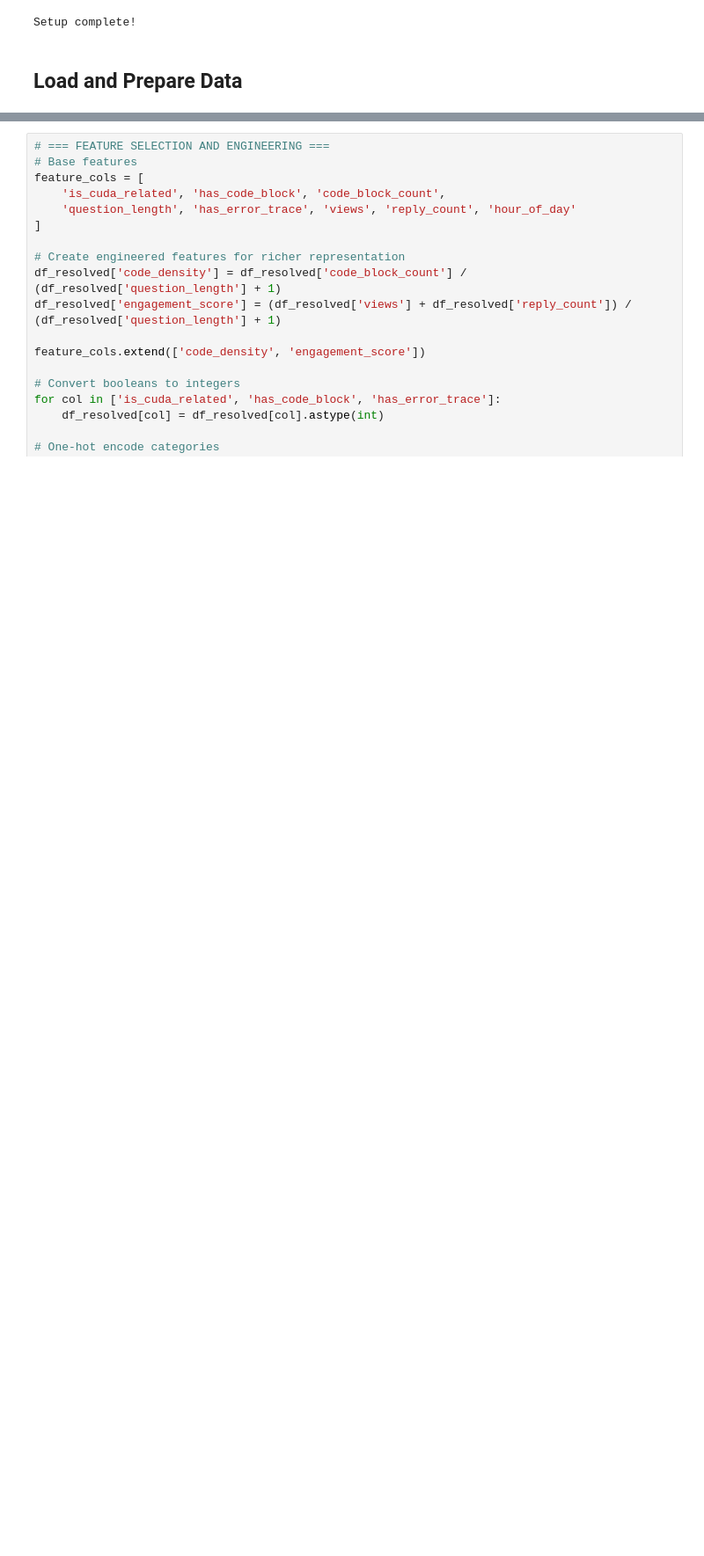
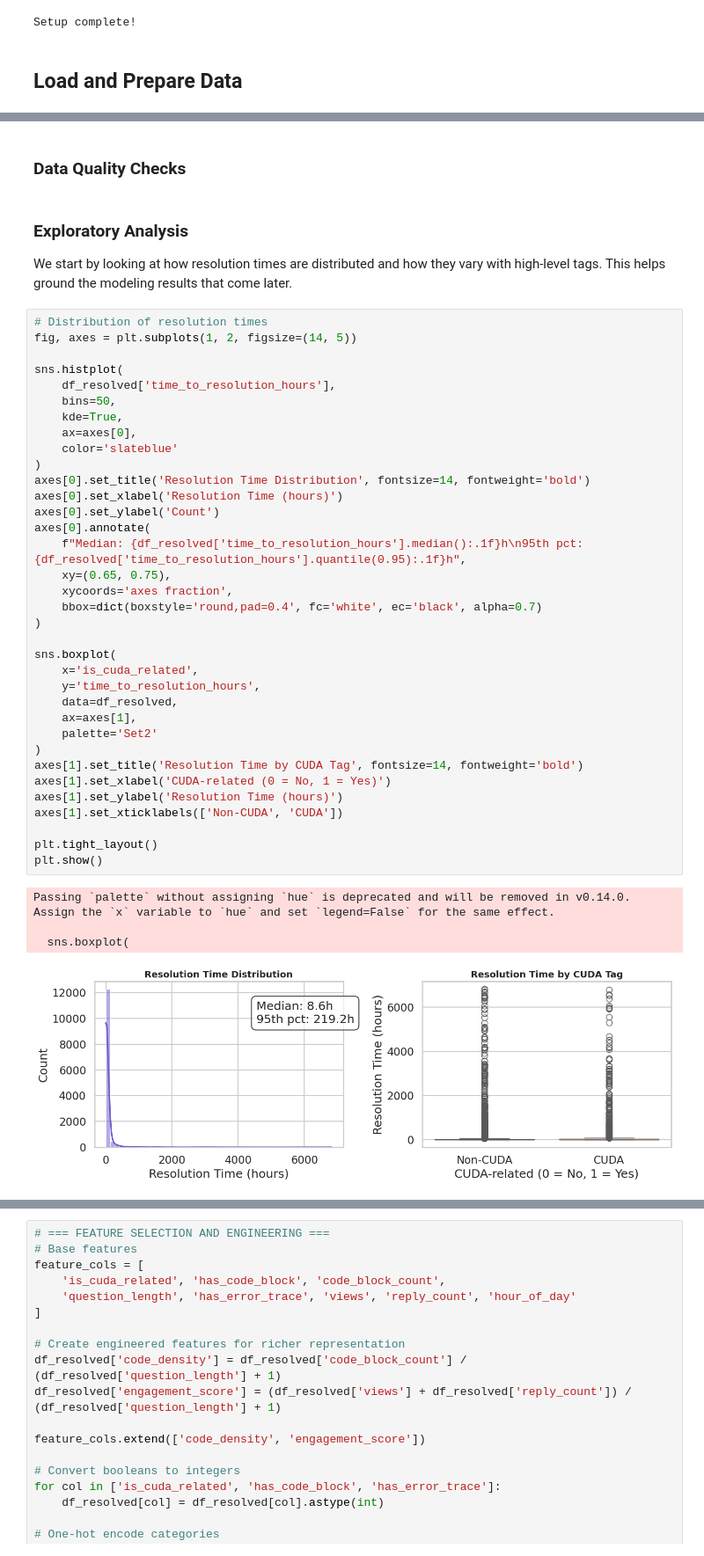
Before and after one commit to WazupSteve/torch_cuda, a Jupyter notebook: notebooks/02_predictive_models.ipynb, the cells around one changed output, grey strips where cells are left out. Shown at 88% size. Drawn from its saved outputs; the diff is of its cells as text; blank space fills up the shorter version.

```diff
--- a/notebooks/02_predictive_models.ipynb
+++ b/notebooks/02_predictive_models.ipynb
@@ -55,0 +124,46 @@ After removing outliers: 13,274
+# %% [markdown]
+### Data Quality Checks
+# %% [markdown]
+### Exploratory Analysis
+
+We start by looking at how resolution times are distributed and how they vary with high-level tags. This helps ground the modeling results that come later.
+# %%
+# Distribution of resolution times
+fig, axes = plt.subplots(1, 2, figsize=(14, 5))
+
+sns.histplot(
+    df_resolved['time_to_resolution_hours'],
+    bins=50,
+    kde=True,
+    ax=axes[0],
+    color='slateblue'
+)
+axes[0].set_title('Resolution Time Distribution', fontsize=14, fontweight='bold')
+axes[0].set_xlabel('Resolution Time (hours)')
+axes[0].set_ylabel('Count')
+axes[0].annotate(
+    f"Median: {df_resolved['time_to_resolution_hours'].median():.1f}h\n95th pct: {df_resolved['time_to_resolution_hours'].quantile(0.95):.1f}h",
+    xy=(0.65, 0.75),
+    xycoords='axes fraction',
+    bbox=dict(boxstyle='round,pad=0.4', fc='white', ec='black', alpha=0.7)
+)
+
+sns.boxplot(
+    x='is_cuda_related',
+    y='time_to_resolution_hours',
+    data=df_resolved,
+    ax=axes[1],
+    palette='Set2'
+)
+axes[1].set_title('Resolution Time by CUDA Tag', fontsize=14, fontweight='bold')
+axes[1].set_xlabel('CUDA-related (0 = No, 1 = Yes)')
+axes[1].set_ylabel('Resolution Time (hours)')
+axes[1].set_xticklabels(['Non-CUDA', 'CUDA'])
+
+plt.tight_layout()
+plt.show()
+# %% [output]
+Passing `palette` without assigning `hue` is deprecated and will be removed in v0.14.0. Assign the `x` variable to `hue` and set `legend=False` for the same effect.
+
+  sns.boxplot(
+[figure, added]
```
Also changed, not shown: parts of 13 cells of this notebook, 2 other files.
